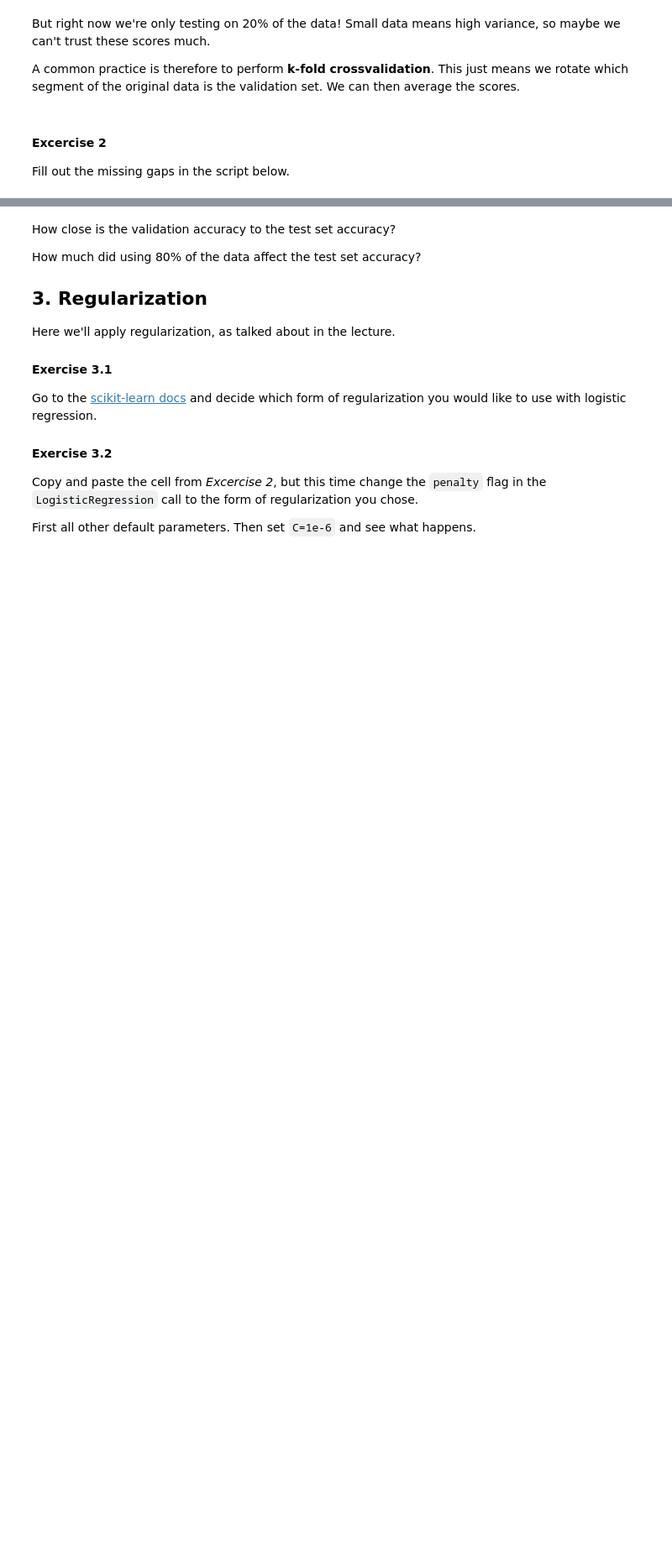
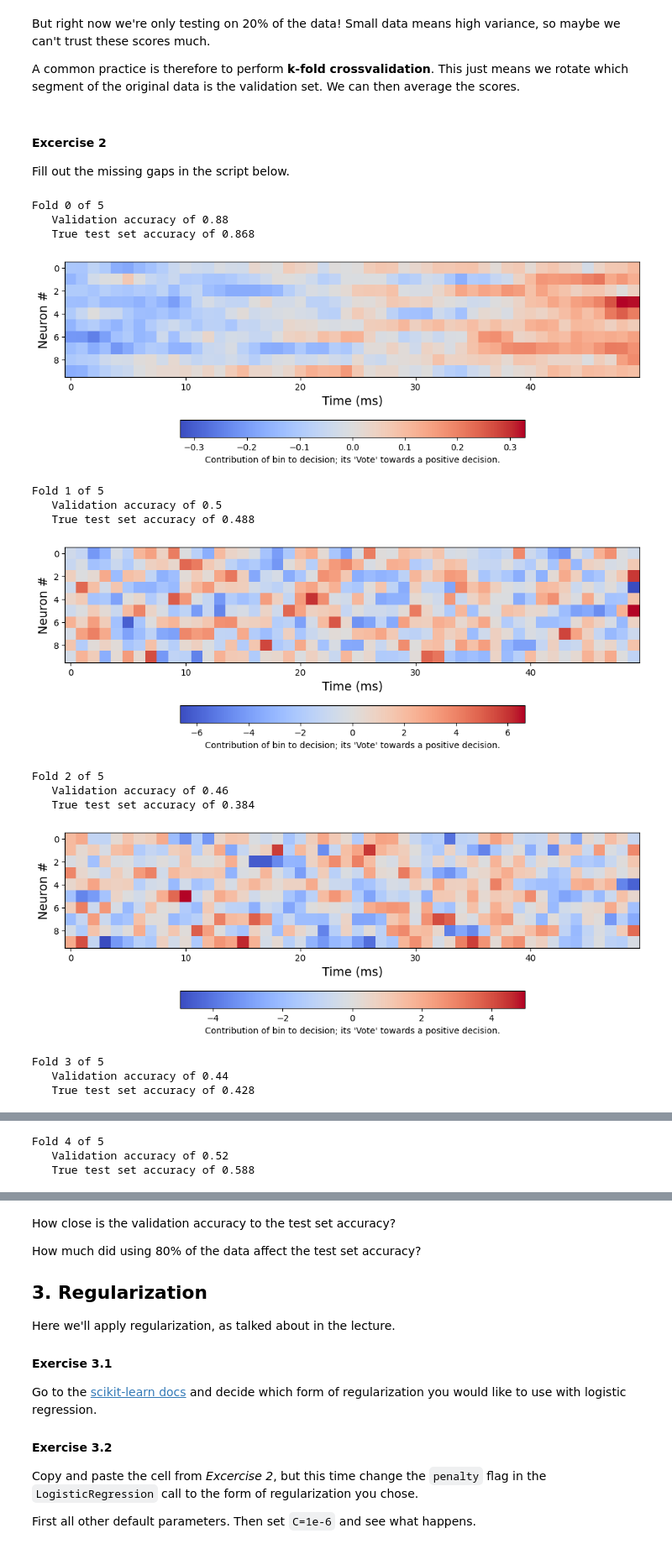
Before and after one commit to lizkalen/Neural_Decoding, a Jupyter notebook: central_concepts_in_ML_for_decoding.ipynb, the cells around one changed output, grey strips where cells are left out. Shown at 84% size. Cells and saved outputs as stored; diff of their text form; code cells hidden in the pictures; blank space fills up the shorter version.

```diff
--- a/central_concepts_in_ML_for_decoding.ipynb
+++ b/central_concepts_in_ML_for_decoding.ipynb
@@ -163,9 +167,10 @@ Fit and score this logistic regression method using your original data.
 
 Then, also score this method with the new data you just obtained with your R01 funds. (That is, print both the test and train accuracy.)
 # %%
-log_reg = linear_model.LogisticRegression(penalty='none', solver = 'lbfgs',
+log_reg = linear_model.LogisticRegression(penalty=None, solver = 'lbfgs',
                                           max_iter = 1000)
 
-# fit
-
 # now score on both test and train
+log_reg.fit(X, decisions)
+print("Train accuracy was",log_reg.score(X,decisions))
+print("Test accuracy was",log_reg.score(new_X,new_decisions))
@@ -249,34 +264,51 @@ Fill out the missing gaps in the script below.
 # %%
 (training_sets, training_Ys), (val_sets, val_Ys) = get_test_train_splits(X, decisions)
 
 scores = []
 
 # Iterate through the k=5 folds
 for fold in range(5):
   print("Fold {} of 5".format(fold))
 
   training_X = training_sets[fold]
   training_Y = training_Ys[fold]
 
   validation_X = val_sets[fold]
   validation_Y = val_Ys[fold]
 
   # Redefine the logistic regression model. (important to do this inside the loop)
-  this_model =
+  this_model = linear_model.LogisticRegression(penalty = None, solver = 'lbfgs',
+                                               max_iter = 1000)
 
   # Now fit on the training data
-
+  this_model.fit(training_X, training_Y)
 
   # score on the validation data
-  this_accuracy =
+  this_accuracy = this_model.score(validation_X, validation_Y)
 
   scores.append(this_accuracy)
 
   # score on the new dataset (new_X, new_decisions from above)
-  accuracy_on_test_data =
+  accuracy_on_test_data = this_model.score(new_X, new_decisions)
 
   print("   Validation accuracy of {}".format( this_accuracy ))
   print("   True test set accuracy of {}".format( accuracy_on_test_data ))
   plot_coefs(this_model)
 
 print("Mean validation accuracy: {}".format(np.mean(scores)))
+# %% [output]
+Fold 0 of 5
+   Validation accuracy of 0.88
+   True test set accuracy of 0.868
+[figure, added]
+Fold 1 of 5
+   Validation accuracy of 0.5
+   True test set accuracy of 0.488
+[figure, added]
+Fold 2 of 5
+   Validation accuracy of 0.46
+   True test set accuracy of 0.384
+[figure, added]
+Fold 3 of 5
+   Validation accuracy of 0.44
+   True test set accuracy of 0.428
@@ -282,0 +316,3 @@ print("Mean validation accuracy: {}".format(np.mean(scores)))
+Fold 4 of 5
+   Validation accuracy of 0.52
+   True test set accuracy of 0.588
```
Also changed, not shown: parts of 6 cells of this notebook.
